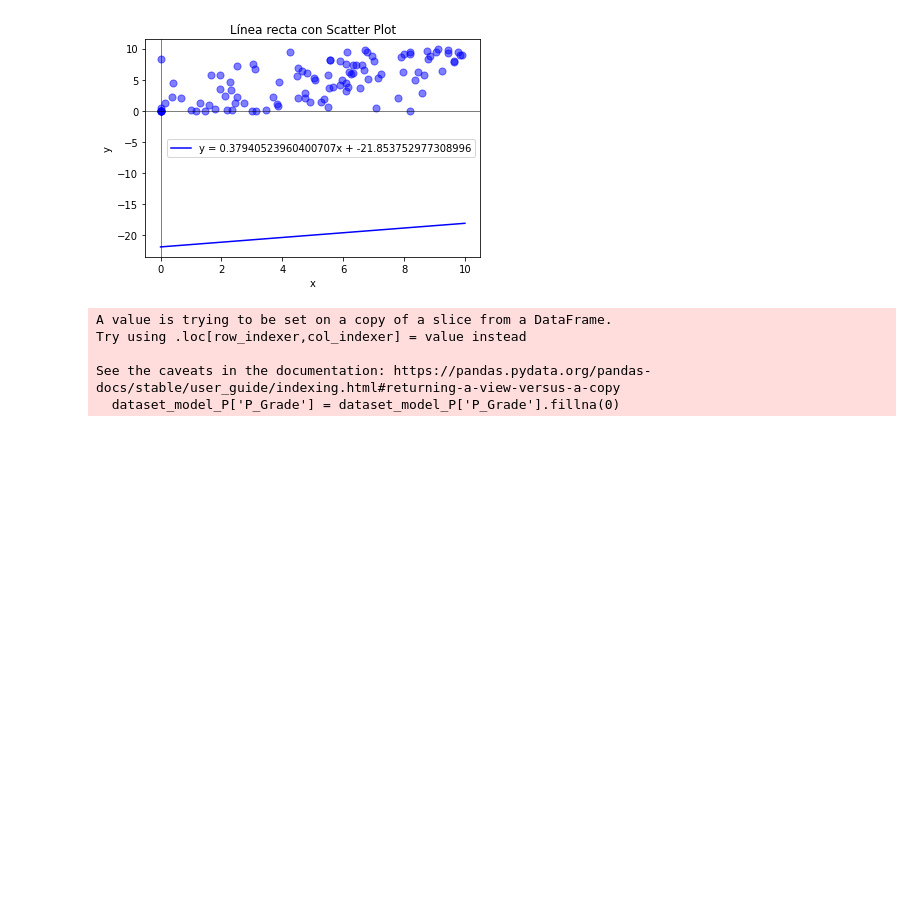
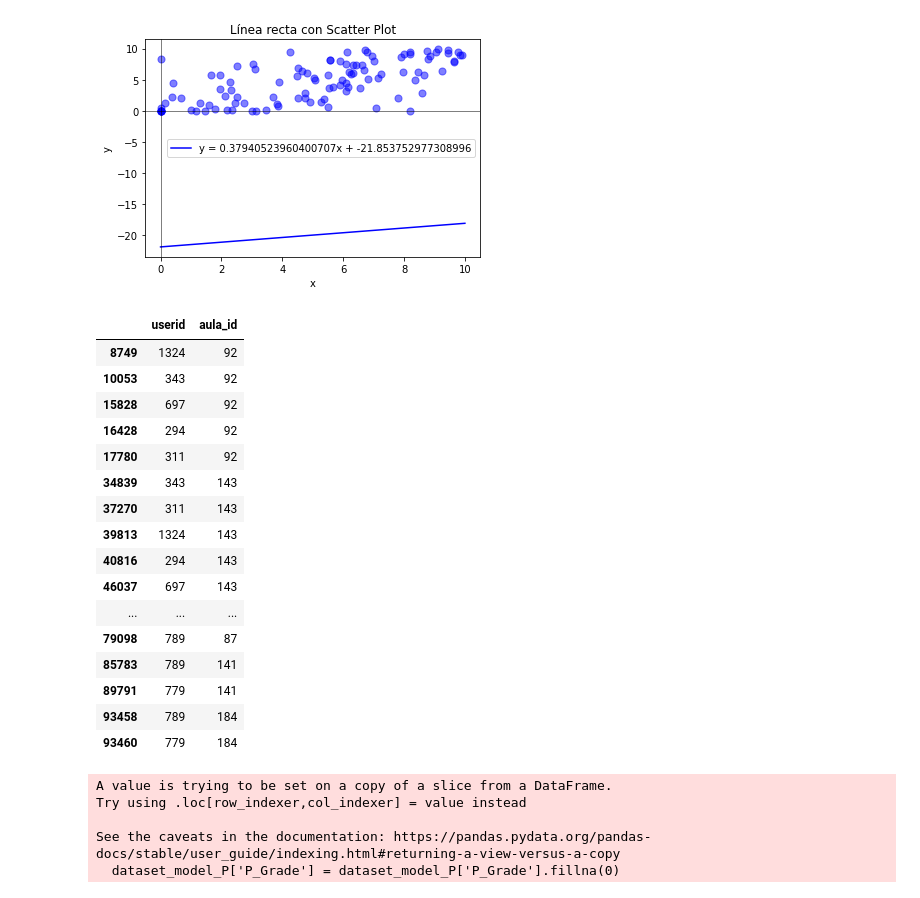
Before and after one commit to geniiss/MoonKEY, a Jupyter notebook: code/Model/model2.ipynb, the cells around one changed output. Drawn from its saved outputs; the diff is of its cells as text; code cells hidden in the pictures; blank space fills up the shorter version.

```diff
--- a/code/Model/model2.ipynb
+++ b/code/Model/model2.ipynb
@@ -432,6 +434,33 @@ plt.legend()
 plt.show()
 # %% [output]
 [figure]
+# %%
+dataset = pd.read_csv('./../../data/dataset.csv')
+# Encontrar los usuarios que tienen exactamente 3 aulas diferentes
+usuarios_con_3_aulas = dataset.groupby("userid")["aula_id"].nunique()
+usuarios_con_3_aulas = usuarios_con_3_aulas[usuarios_con_3_aulas == 3].index
+
+# Filtrar el DataFrame original para quedarse solo con estos usuarios
+filtered_dataset = dataset[dataset["userid"].isin(usuarios_con_3_aulas)]
+filtered_dataset[["userid", "aula_id"]].drop_duplicates()
+# %% [output]
+|  | userid | aula_id |
+| 8749 | 1324 | 92 |
+| 10053 | 343 | 92 |
+| 15828 | 697 | 92 |
+| 16428 | 294 | 92 |
+| 17780 | 311 | 92 |
+| 34839 | 343 | 143 |
+| 37270 | 311 | 143 |
+| 39813 | 1324 | 143 |
+| 40816 | 294 | 143 |
+| 46037 | 697 | 143 |
+| ... | ... | ... |
+| 79098 | 789 | 87 |
+| 85783 | 789 | 141 |
+| 89791 | 779 | 141 |
+| 93458 | 789 | 184 |
+| 93460 | 779 | 184 |
 # %%
 import matplotlib.pyplot as plt
 
```
Also changed, not shown: parts of 4 cells of this notebook, 2 other files.
